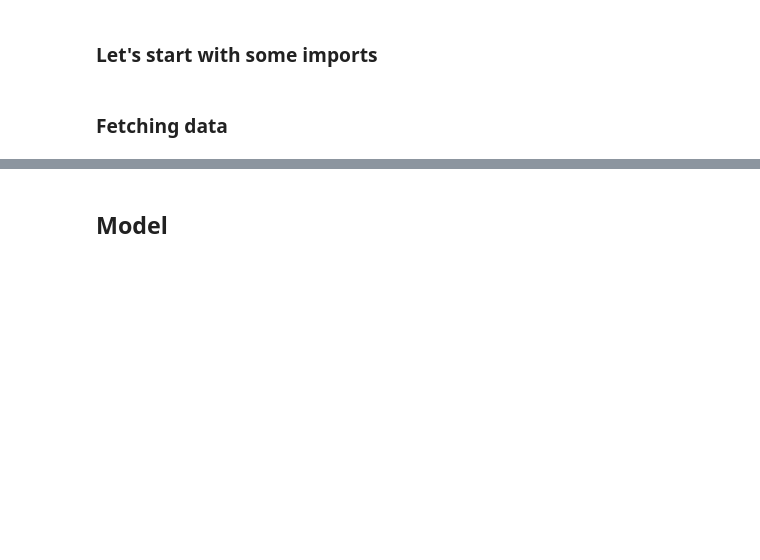
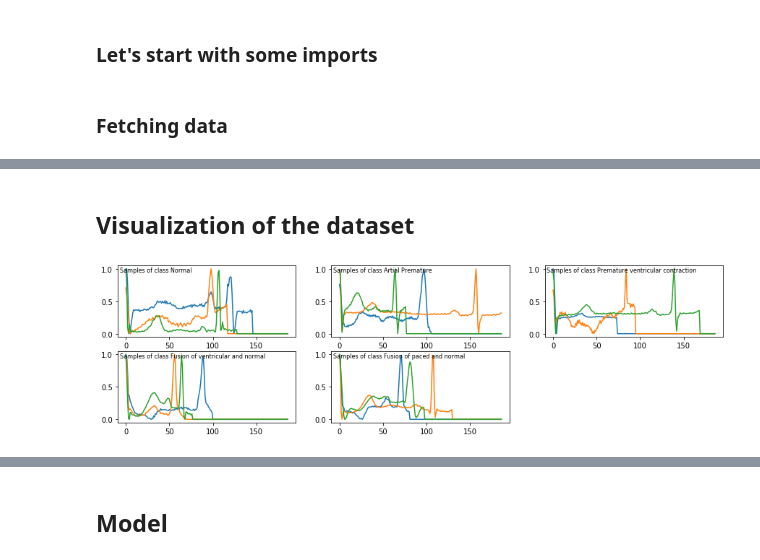
Before and after one commit to ArnoBen/ECG-Heartbeat-Categorization, a Jupyter notebook: ecg_classification.ipynb, the cells around one changed output, grey strips where cells are left out. Cells and saved outputs as stored; diff of their text form; code cells hidden in the pictures; blank space fills up the shorter version.

Commit message:
Results with transfer learning, data visualization

```diff
--- a/ecg_classification.ipynb
+++ b/ecg_classification.ipynb
@@ -19,16 +19,16 @@ from sklearn.model_selection import train_test_split
 # %% [markdown]
 ### Fetching data
 # %%
-df_mitbih = pd.read_csv('data/mitbih_train.csv', header=None)
-df2_mitbih = pd.read_csv('data/mitbih_test.csv', header=None)
-df_mitbih = pd.concat([df_mitbih, df2_mitbih], axis=0)
+df_mitbih_train = pd.read_csv('data/mitbih_train.csv', header=None)
+df_mitbih_test = pd.read_csv('data/mitbih_test.csv', header=None)
+df_mitbih = pd.concat([df_mitbih_train, df_mitbih_test], axis=0)
 
-df_ptbdb = pd.read_csv('data/ptbdb_normal.csv', header=None)
-df2_ptbdb = pd.read_csv('data/ptbdb_abnormal.csv', header=None)
-df_ptbdb = pd.concat([df_ptbdb, df2_ptbdb], axis=0)
+df_ptbdb_normal = pd.read_csv('data/ptbdb_normal.csv', header=None)
+df_ptbdb_abnormal = pd.read_csv('data/ptbdb_abnormal.csv', header=None)
+df_ptbdb = pd.concat([df_ptbdb_normal, df_ptbdb_abnormal], axis=0)
 
 print(df_mitbih.info())
-print(df_mitbih.info())
+print(df_ptbdb.info())
 # %% [output]
 <class 'pandas.core.frame.DataFrame'>
 Int64Index: 109446 entries, 0 to 21891
@@ -44,0 +66,28 @@ None
+# %% [markdown]
+## Visualization of the dataset
+# %%
+# ptbdb
+M_ptbdb = df_ptbdb.values
+X_ptbdb = M_ptbdb[:,:-1]
+y_ptbdb = M_ptbdb[:,-1]
+
+# mitbih
+M_mitbih = df_mitbih.values
+X_mitbih = M_mitbih[:,:-1]
+y_mitbih = M_mitbih[:,-1]
+# %%
+classes={0:"Normal",
+         1:"Artial Premature",
+         2:"Premature ventricular contraction",
+         3:"Fusion of ventricular and normal",
+         4:"Fusion of paced and normal"}
+plt.figure(figsize=(15,4))
+for i in range(0,5):
+    plt.subplot(2,3,i + 1)
+    all_samples_indexes = np.where(y_mitbih == i)[0]
+    rand_samples_indexes = np.random.randint(0, len(all_samples_indexes), 3)
+    rand_samples = X_mitbih[rand_samples_indexes]
+    plt.plot(rand_samples.transpose())
+    plt.title("Samples of class " + classes[i], loc='left', fontdict={'fontsize':8}, x=0.01, y=0.85)
+# %% [output]
+[figure, added]
```
Also changed, not shown: parts of 30 cells of this notebook, 6 other files.
